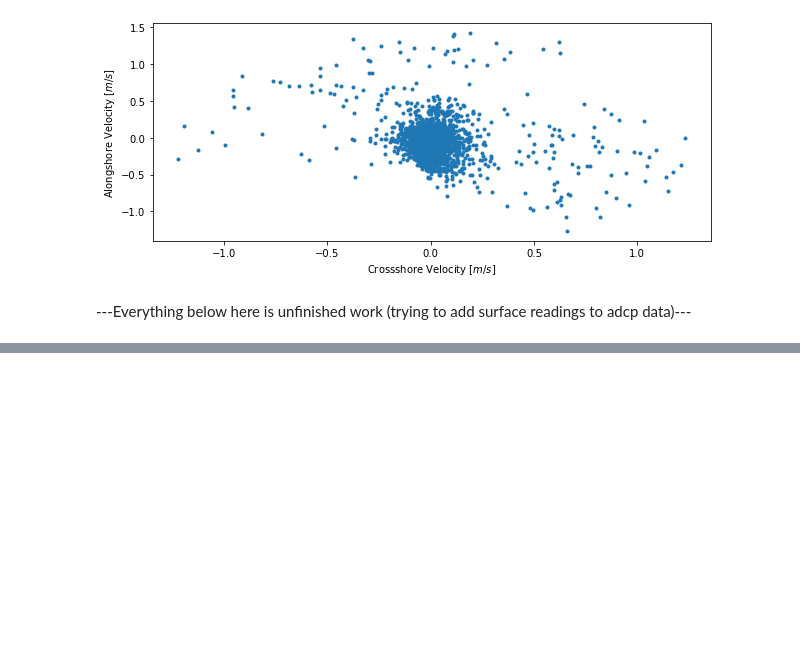
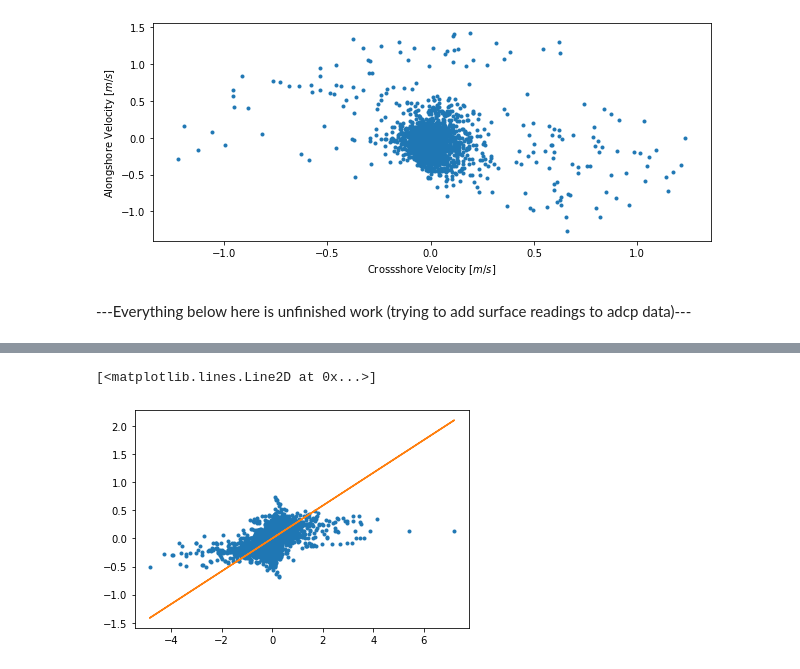
Before and after one commit to ascherer97/REU21, a Jupyter notebook: inshore_adcp_analysis_update.ipynb, the cells around one changed output, grey strips where cells are left out. Saved outputs shown, nothing was run; the diff lists cells and outputs as text; code cells hidden in the pictures; blank space fills up the shorter version.

```diff
--- a/inshore_adcp_analysis_update.ipynb
+++ b/inshore_adcp_analysis_update.ipynb
@@ -511,0 +621,7 @@ ds
+# %%
+plt.figure()
+plt.plot(xn,yn,'.')
+plt.plot(xn,xn*an)
+# %% [output]
+[<matplotlib.lines.Line2D at 0x...>]
+[figure, added]
```
Also changed, not shown: parts of 29 cells of this notebook.
